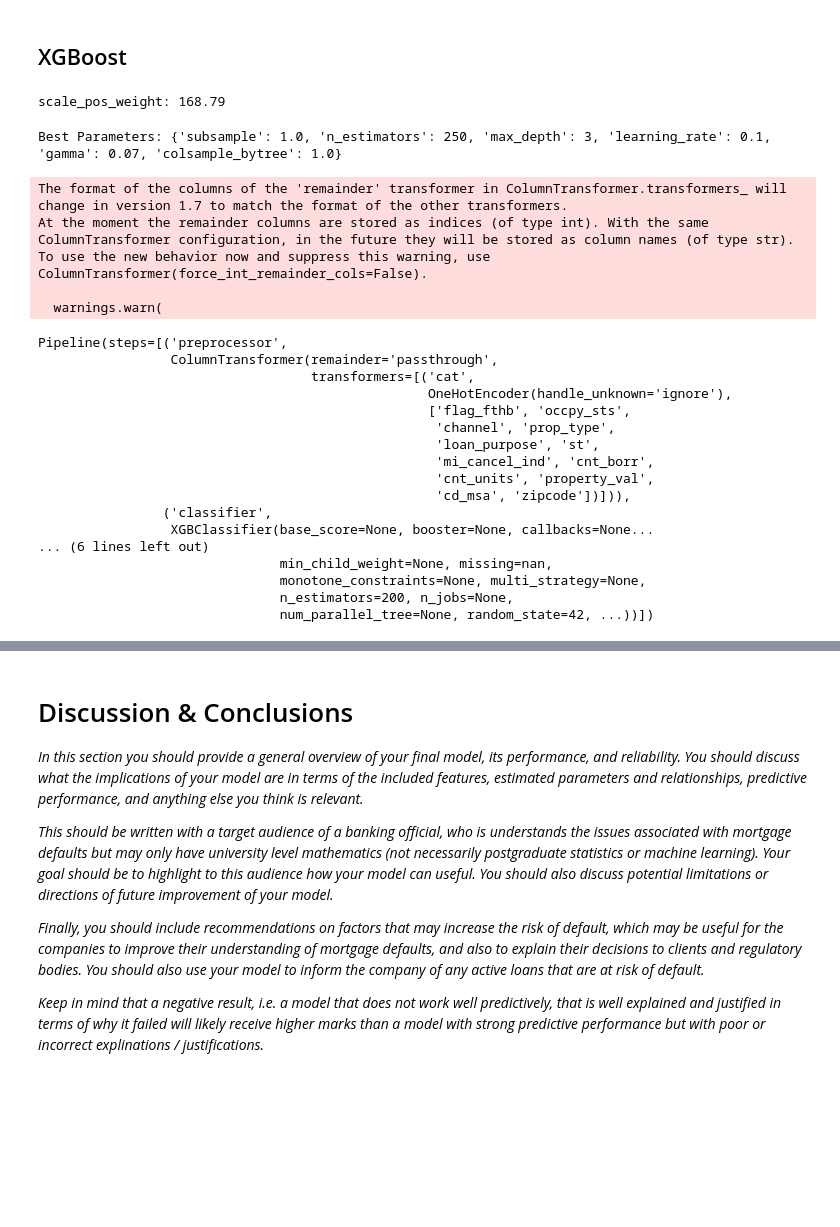
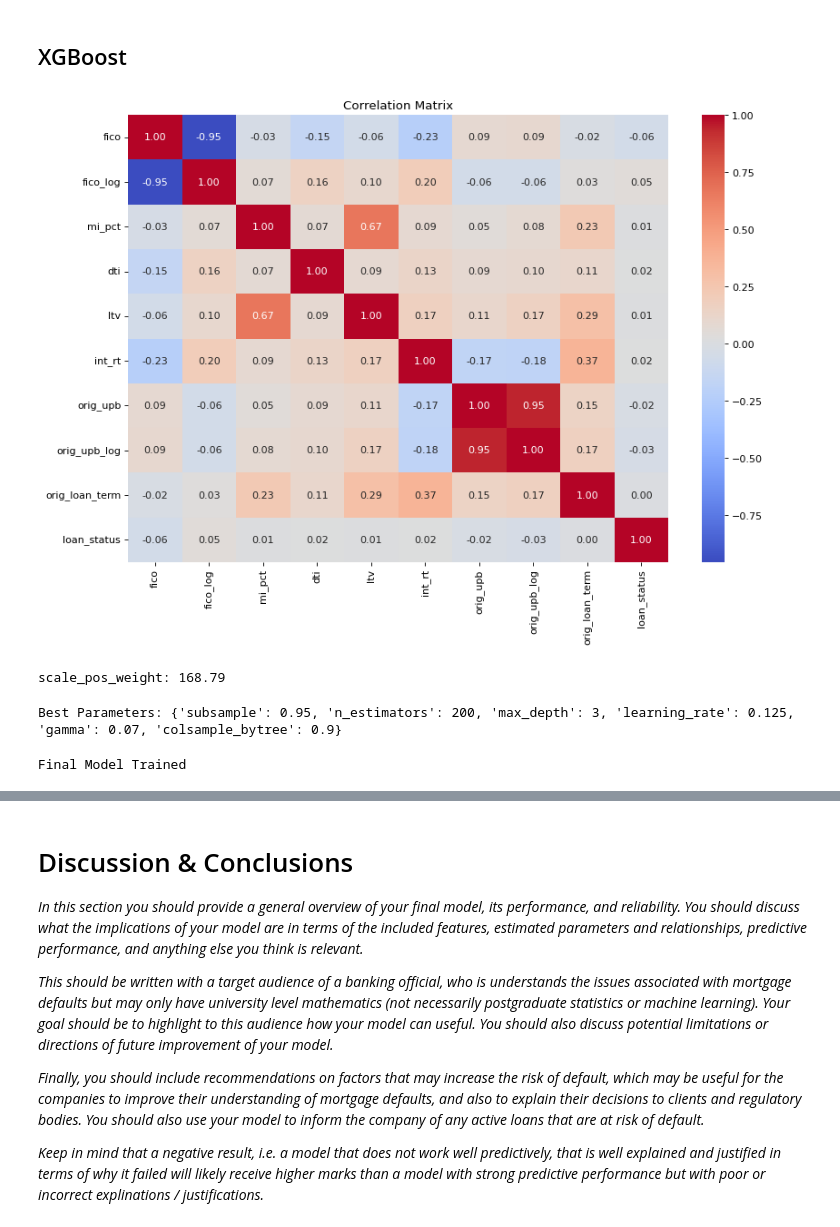
Before and after one commit to AwuoeZYC/Project_2, a Jupyter notebook: project2.ipynb, the cells around one changed output, grey strips where cells are left out. Cells and saved outputs as stored; diff of their text form; code cells hidden in the pictures; blank space fills up the shorter version.

```diff
--- a/project2.ipynb
+++ b/project2.ipynb
@@ -596,44 +616,34 @@ Name: count, dtype: int64
 # %% [markdown]
 ## XGBoost
 # %%
-# Define categorical and numerical features (include ALL 20 features)
+# Define categorical and numerical features
 cat_cols = [
     'flag_fthb', 'occpy_sts', 'channel', 'prop_type', 'loan_purpose',
-    'st', 'mi_cancel_ind', 'cnt_borr', 'cnt_units',
-    'property_val',
-    'cd_msa', 'zipcode'
-]
-code_cols = []
-num_cols = [
-    'fico',
-    'fico_log', 'mi_pct', 'dti', 'ltv', 'int_rt',
-    'orig_upb',
-    'orig_upb_log',
-    'loan_age_months', 'orig_loan_term'
+    'mi_cancel_ind', 'cnt_borr', 'cnt_units', 'property_val', 'cd_msa', 'zipcode', 'st'
 ]
 
+num_cols = [
+    'fico', 'fico_log', 'mi_pct', 'dti', 'ltv', 'int_rt',
+    'orig_upb', 'orig_upb_log', 'orig_loan_term'
+]
+
+noise_cols = []
 # Preprocessing (no scaling needed for tree-based models)
 preprocessor = ColumnTransformer(
     transformers=[
         ('cat', OneHotEncoder(handle_unknown='ignore'), cat_cols)
     ],
-    remainder='passthrough'  # Pass numerical features unchanged
+    remainder='passthrough',  # Pass numerical features unchanged
 )
-
-# Convert categorical columns to pandas "category" dtype
-X_train[cat_cols] = X_train[cat_cols].astype('category')
-X_test[cat_cols] = X_test[cat_cols].astype('category')
-# Transform training data
-X_train_processed = preprocessor.fit_transform(X_train)
-# Convert sparse output to dense array
-X_train_processed = X_train_processed.toarray()
-# Convert to pandas DataFrame with proper column names
-cat_features = preprocessor.named_transformers_['cat'].get_feature_names_out(cat_cols)
-all_features = np.concatenate([cat_features, num_cols])
-X_train_processed = pd.DataFrame(X_train_processed, columns=all_features)
-
-# Ensure all columns are numeric
-X_train_processed = X_train_processed.astype(float)
+# %%
+train_df = pd.concat([X_train, y_train], axis=1)
+corr_matrix = train_df[num_cols + ['loan_status']].corr()
+plt.figure(figsize=(12,8))
+sns.heatmap(corr_matrix, annot=True, cmap='coolwarm', fmt='.2f')
+plt.title('Correlation Matrix')
+plt.show()
+# %% [output]
+[figure, added]
 # %%
 neg = len(y_train[y_train == 0])
 pos = len(y_train[y_train == 1])
@@ -643,17 +653,18 @@ print(f"scale_pos_weight: {scale_pos_weight:.2f}")
 scale_pos_weight: 168.79
 # %%
 # Define parameter grid
+
 param_grid = {
     'classifier__subsample': [0.95, 1.0], # [0.5, 1.0]
     'classifier__n_estimators': [175, 200, 225, 250], # [50, 2000]
     'classifier__max_depth': [2, 3, 4],  # [1, 20]
     'classifier__learning_rate': [0.075, 0.1, 0.125, 0.15], # [0.01, 0.3]
     'classifier__gamma': [0.07, 0.1, 0.13], # [0, 1]
-    'classifier__colsample_bytree': [0.95, 1.0] # [0.5, 1.0]
+    'classifier__colsample_bytree': [0.9, 0.95, 1.0] # [0.5, 1.0]
     }
 
 # Create pipeline
-xgb_model = Pipeline([
+xgb_model = imPipeline([
     ('preprocessor', preprocessor),
     ('smote', SMOTE(sampling_strategy=0.3, random_state=42)),  # Optional: add SMOTE for oversampling
     ('classifier', xgb.XGBClassifier(
@@ -682,10 +693,11 @@ best_params = {k.replace('classifier__', ''): v for k, v in search.best_params_.
 # Best parameters
 print("Best Parameters:", best_params)
 # %% [output]
-Best Parameters: {'subsample': 1.0, 'n_estimators': 250, 'max_depth': 3, 'learning_rate': 0.1, 'gamma': 0.07, 'colsample_bytree': 1.0}
+Best Parameters: {'subsample': 0.95, 'n_estimators': 200, 'max_depth': 3, 'learning_rate': 0.125, 'gamma': 0.07, 'colsample_bytree': 0.9}
 # %%
 # Initialize final model with tuned parameters
-final_model = Pipeline([
+
+final_model = imPipeline([
     ('preprocessor', preprocessor),
     ('classifier', xgb.XGBClassifier(
         **best_params,
@@ -697,26 +709,6 @@ final_model = Pipeline([
 
 # Train
 final_model.fit(X_train, y_train)
+print("Final Model Trained")
 # %% [output]
-The format of the columns of the 'remainder' transformer in ColumnTransformer.transformers_ will change in version 1.7 to match the format of the other transformers.
-At the moment the remainder columns are stored as indices (of type int). With the same ColumnTransformer configuration, in the future they will be stored as column names (of type str).
-To use the new behavior now and suppress this warning, use ColumnTransformer(force_int_remainder_cols=False).
-
-  warnings.warn(
+Final Model Trained
-Pipeline(steps=[('preprocessor',
-                 ColumnTransformer(remainder='passthrough',
-                                   transformers=[('cat',
-                                                  OneHotEncoder(handle_unknown='ignore'),
-                                                  ['flag_fthb', 'occpy_sts',
-                                                   'channel', 'prop_type',
-                                                   'loan_purpose', 'st',
-                                                   'mi_cancel_ind', 'cnt_borr',
-                                                   'cnt_units', 'property_val',
-                                                   'cd_msa', 'zipcode'])])),
-                ('classifier',
-                 XGBClassifier(base_score=None, booster=None, callbacks=None...
-... (6 lines left out)
-                               min_child_weight=None, missing=nan,
-                               monotone_constraints=None, multi_strategy=None,
-                               n_estimators=200, n_jobs=None,
-                               num_parallel_tree=None, random_state=42, ...))])
```
Also changed, not shown: parts of 18 cells of this notebook, 2 other files.
